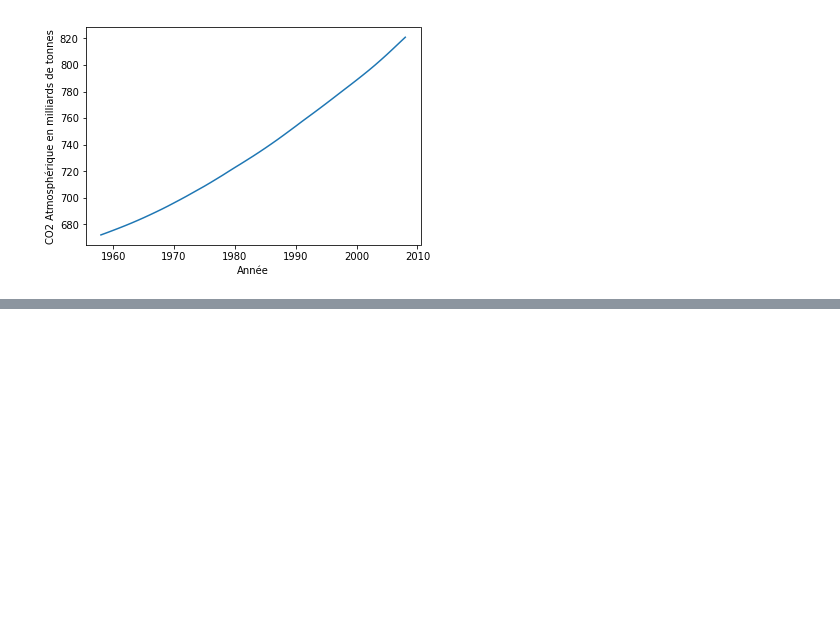
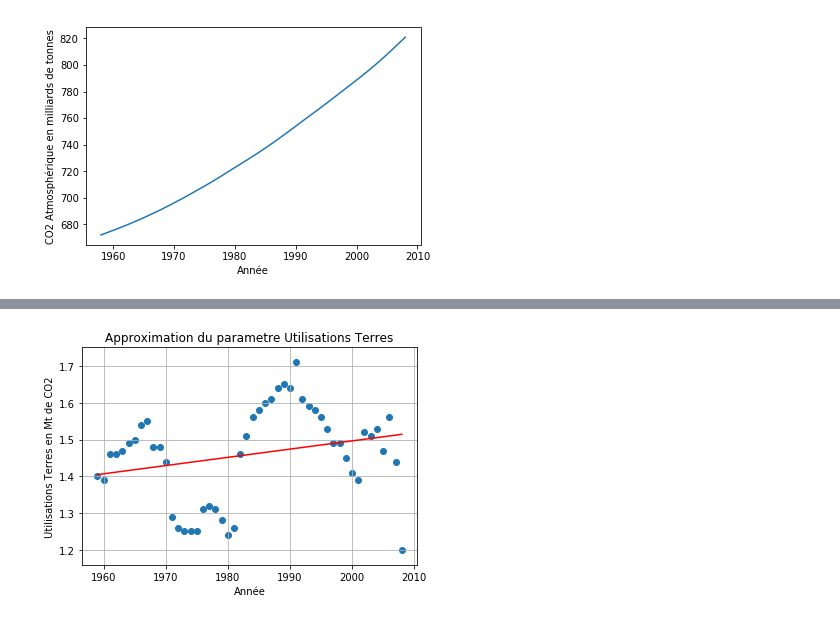
Before and after one commit to are2019-mipia1a2/Evolution-CO2, a Jupyter notebook: CO2_ARE.ipynb, the cells around one changed output, grey strips where cells are left out. Cells and saved outputs as stored; diff of their text form; code cells hidden in the pictures; blank space fills up the shorter version.

```diff
--- a/CO2_ARE.ipynb
+++ b/CO2_ARE.ipynb
@@ -39,0 +74,32 @@ print(calcul_co2_y(Emissions,Util_terres,672.051428571429,1958,56.3/100))
+# %%
+def predict_Ut(slope, intercept, x):
+
+    return slope*np.asarray(x) + intercept
+
+def graph_Ut():
+
+    X = List_Y
+    Y = Util_terres
+
+    axes = plt.axes()
+    axes.grid()
+    plt.title('Approximation du parametre Utilisations Terres')
+    plt.xlabel('Année')
+    plt.ylabel('Utilisations Terres en Mt de CO2')
+    plt.scatter(X,Y)
+    slope, intercept, r_value, p_value, std_err = stats.linregress(X, Y)
+    plt.plot(X, predict_Ut(slope, intercept, X), c='r')
+    plt.show()
+
+def Ut(year):
+
+    X = List_Y
+    Y = Util_terres
+
+    slope, intercept, r_value, p_value, std_err = stats.linregress(X, Y)
+
+    return slope*year + intercept
+# %%
+graph_Ut()
+# %% [output]
+[figure, added]
```
Also changed, not shown: parts of 14 cells of this notebook.
